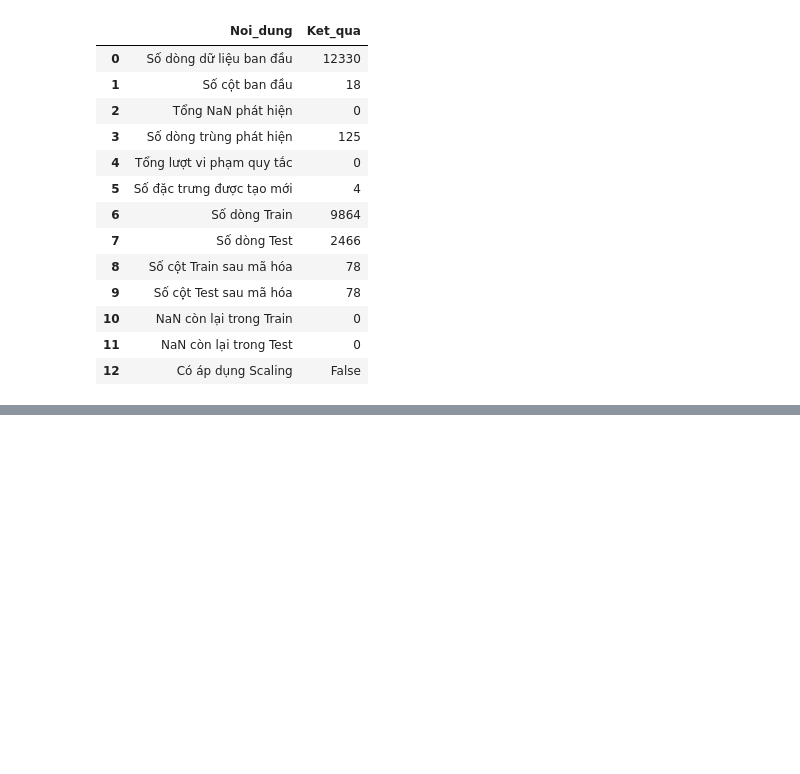
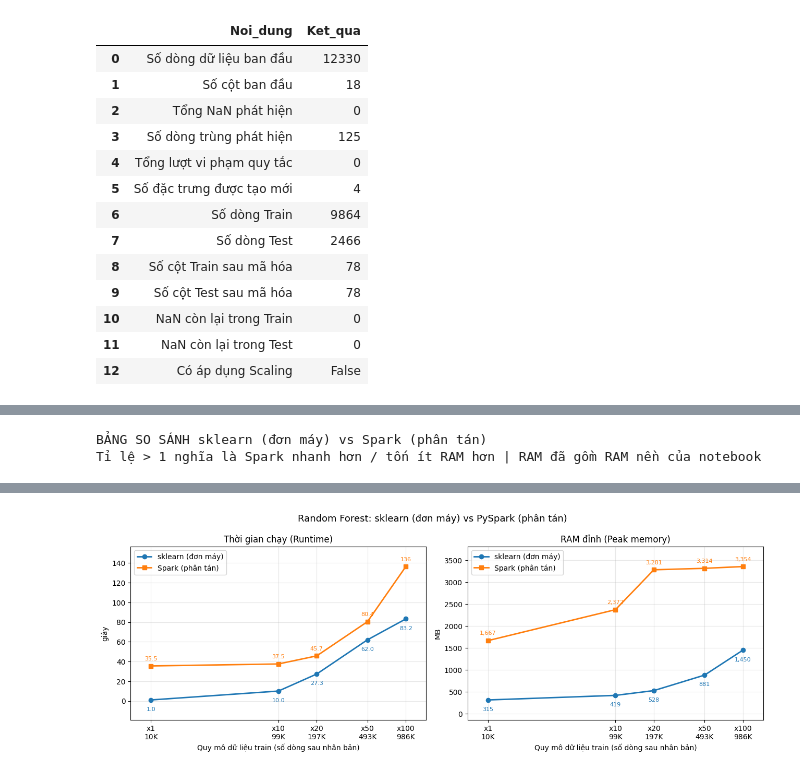
Before and after one commit to Huy03022005/colb, a Jupyter notebook: Copy_of_Demo_KTHP_BDA.ipynb, the cells around one changed output, grey strips where cells are left out. Drawn from its saved outputs; the diff is of its cells as text; code cells hidden in the pictures; blank space fills up the shorter version.

```diff
--- a/Copy_of_Demo_KTHP_BDA.ipynb
+++ b/Copy_of_Demo_KTHP_BDA.ipynb
@@ -1420,0 +1964,15 @@ display(summary)
+# %%
+from sklearn.ensemble import RandomForestClassifier
+
+def fit_sklearn(scale):
+    X, y = np.tile(Xtr, (scale, 1)), np.tile(ytr, scale)             # nhân bản dữ liệu
+    return RandomForestClassifier(n_estimators=50, max_depth=10, max_features="sqrt",
+                                  n_jobs=-1, random_state=42).fit(X, y)
+
+for s in SCALES:
+    print(f"▶ sklearn x{s} ...", flush=True)
+    sec, mb, m = measure(lambda: fit_sklearn(s))
+    res_sk.append((s, sec, mb, round(m.score(Xte, yte), 4))); del m
+    print(f"   {sec}s | {mb} MB")
+
+pd.DataFrame(res_sk, columns=["scale", "sec", "peak_MB", "accuracy"])
@@ -1420,0 +2050,55 @@ display(summary)
+# %%
+import matplotlib.pyplot as plt
+
+sk = pd.DataFrame(res_sk, columns=["scale", "sk_sec", "sk_MB", "sk_acc"])
+sp = pd.DataFrame(res_sp, columns=["scale", "sp_sec", "sp_MB", "sp_acc"])
+c = sk.merge(sp, on="scale", how="inner")          # chỉ giữ mức chạy được ở cả 2 môi trường
+
+# ---------- BẢNG ----------
+table = pd.DataFrame({
+    "Scale": [f"x{s}" for s in c["scale"]],
+    "Số dòng train": (c["scale"] * len(Xtr)).map("{:,}".format),
+    "sklearn Runtime (s)": c["sk_sec"],
+    "Spark Runtime (s)": c["sp_sec"],
+    "Runtime sklearn/Spark": (c["sk_sec"] / c["sp_sec"]).round(2),
+    "Nhanh hơn": np.where(c["sk_sec"] < c["sp_sec"], "sklearn", "Spark"),
+    "sklearn RAM (MB)": c["sk_MB"],
+    "Spark RAM (MB)": c["sp_MB"],
+    "RAM sklearn/Spark": (c["sk_MB"] / c["sp_MB"]).round(2),
+    "sklearn Acc": c["sk_acc"],
+    "Spark Acc": c["sp_acc"],
+})
+print("BẢNG SO SÁNH sklearn (đơn máy) vs Spark (phân tán)")
+print("Tỉ lệ > 1 nghĩa là Spark nhanh hơn / tốn ít RAM hơn | RAM đã gồm RAM nền của notebook\n")
+table.to_csv("bang_so_sanh.csv", index=False)
+display(table)
+
+# ---------- BIỂU ĐỒ ----------
+rows = (c["scale"] * len(Xtr)).to_numpy()
+labels = [f"x{s}\n{r/1000:,.0f}K" for s, r in zip(c["scale"], rows)]
+fig, ax = plt.subplots(1, 2, figsize=(13, 4.8))
+
+for a, (k_sk, k_sp, title, unit) in zip(ax, [("sk_sec", "sp_sec", "Thời gian chạy (Runtime)", "giây"),
+                                              ("sk_MB", "sp_MB", "RAM đỉnh (Peak memory)", "MB")]):
+    a.plot(rows, c[k_sk], "o-", color="tab:blue", lw=2, label="sklearn (đơn máy)")
+    a.plot(rows, c[k_sp], "s-", color="tab:orange", lw=2, label="Spark (phân tán)")
+    for x, ys, yp in zip(rows, c[k_sk], c[k_sp]):      # nhãn: đường cao ở trên, đường thấp ở dưới
+        fmt = lambda v: f"{v:,.0f}" if v >= 100 else f"{v}"
+        a.annotate(fmt(ys), (x, ys), textcoords="offset points", xytext=(0, 8 if ys >= yp else -15),
+                   ha="center", fontsize=8, color="tab:blue")
+        a.annotate(fmt(yp), (x, yp), textcoords="offset points", xytext=(0, 8 if yp > ys else -15),
+                   ha="center", fontsize=8, color="tab:orange")
+    a.margins(x=0.08, y=0.15)                          # chừa chỗ cho nhãn số
+    a.set_xscale("log"); a.minorticks_off()
+    a.set_xticks(rows); a.set_xticklabels(labels)
+    a.set_title(title, fontsize=12); a.set_ylabel(unit)
+    a.set_xlabel("Quy mô dữ liệu train (số dòng sau nhân bản)")
+    a.grid(alpha=.3); a.legend()
+
+plt.suptitle("Random Forest: sklearn (đơn máy) vs PySpark (phân tán)", fontsize=13)
+plt.tight_layout()
+plt.savefig("bieu_do_so_sanh.png", dpi=150)
+plt.show()
+# %% [output]
+BẢNG SO SÁNH sklearn (đơn máy) vs Spark (phân tán)
+Tỉ lệ > 1 nghĩa là Spark nhanh hơn / tốn ít RAM hơn | RAM đã gồm RAM nền của notebook
@@ -1420,0 +2111 @@ display(summary)
+[figure, added]
```
Also changed, not shown: parts of 17 cells of this notebook.
